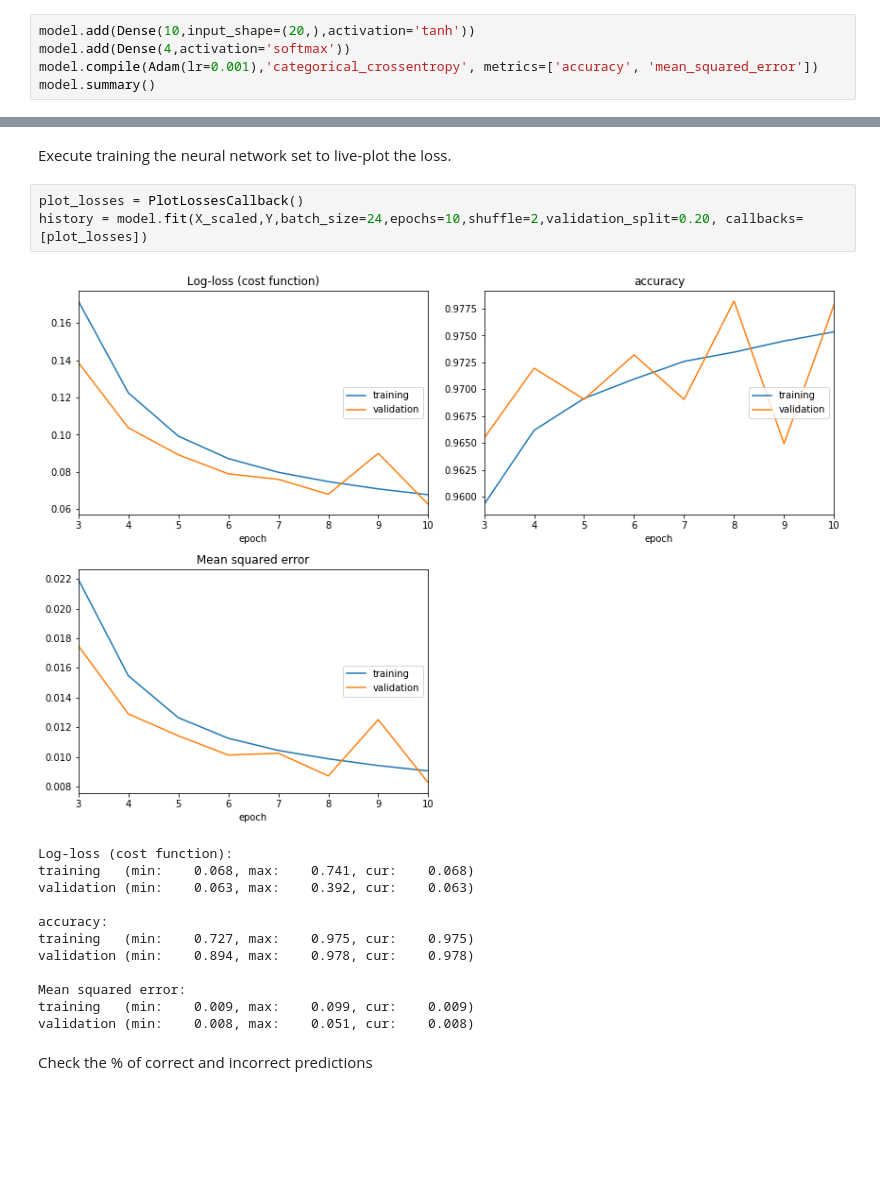
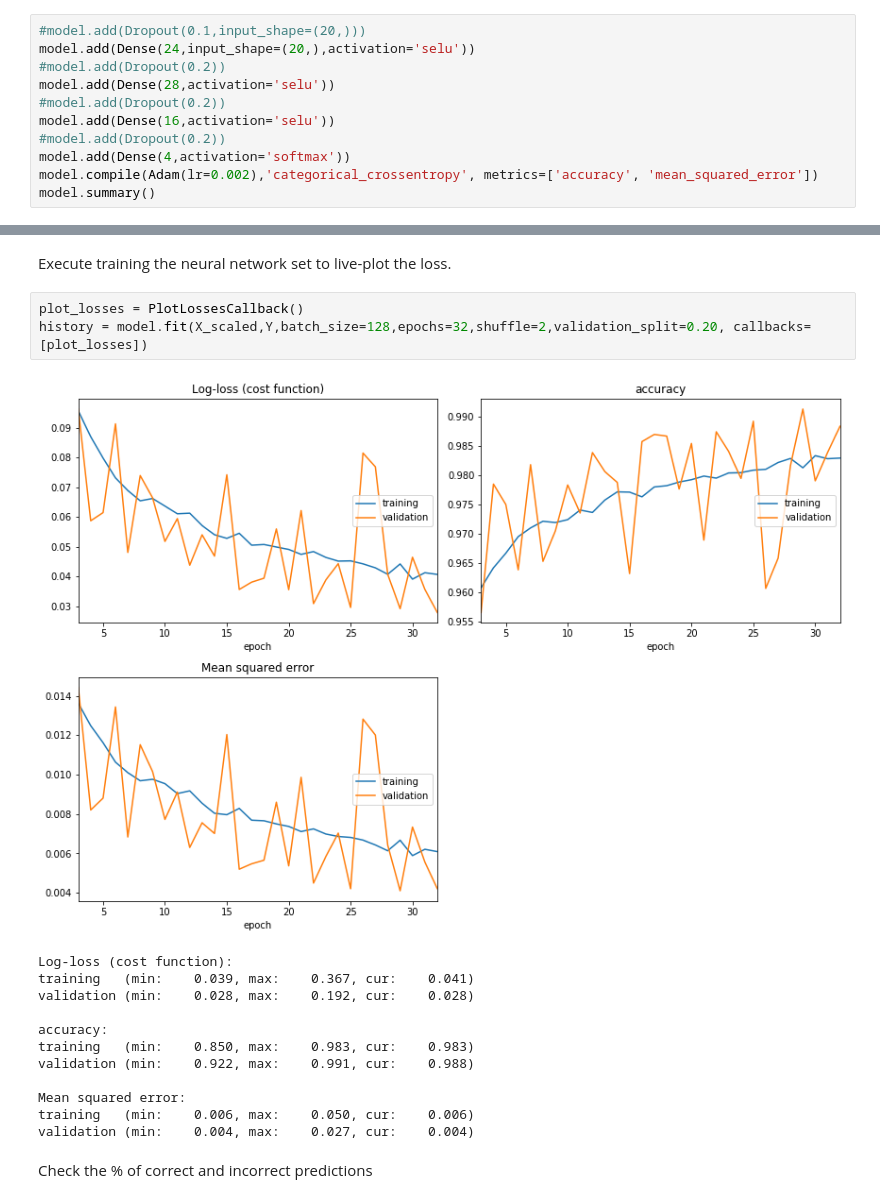
Before and after one commit to TwiggyDaniels/Hardware-Counters-Space-Reduction-for-Code-Region-Characterization, a Jupyter notebook: Neural_Network.ipynb, the cells around one changed output, grey strips where cells are left out. Drawn from its saved outputs; the diff is of its cells as text; blank space fills up the shorter version.

Commit message:
Slightly deeper architecture with SELUs. Performs better for smaller vector sizes but doesnt like dropouts.

```diff
--- a/Neural_Network.ipynb
+++ b/Neural_Network.ipynb
@@ -118,8 +118,14 @@ Add one hidden layer
 And one output layer
 Then compile the model
 # %%
-model.add(Dense(10,input_shape=(20,),activation='tanh'))
+#model.add(Dropout(0.1,input_shape=(20,)))
+model.add(Dense(24,input_shape=(20,),activation='selu'))
+#model.add(Dropout(0.2))
+model.add(Dense(28,activation='selu'))
+#model.add(Dropout(0.2))
+model.add(Dense(16,activation='selu'))
+#model.add(Dropout(0.2))
 model.add(Dense(4,activation='softmax'))
-model.compile(Adam(lr=0.001),'categorical_crossentropy', metrics=['accuracy', 'mean_squared_error'])
+model.compile(Adam(lr=0.002),'categorical_crossentropy', metrics=['accuracy', 'mean_squared_error'])
 model.summary()
 # %% [output]
@@ -139,20 +152,20 @@ _________________________________________________________________
 Execute training the neural network set to live-plot the loss.
 # %%
 plot_losses = PlotLossesCallback()
-history = model.fit(X_scaled,Y,batch_size=24,epochs=10,shuffle=2,validation_split=0.20, callbacks=[plot_losses])
+history = model.fit(X_scaled,Y,batch_size=128,epochs=32,shuffle=2,validation_split=0.20, callbacks=[plot_losses])
 # %% [output]
-[figure, old version]
+[figure, new version]
 Log-loss (cost function):
-training   (min:    0.068, max:    0.741, cur:    0.068)
-validation (min:    0.063, max:    0.392, cur:    0.063)
+training   (min:    0.039, max:    0.367, cur:    0.041)
+validation (min:    0.028, max:    0.192, cur:    0.028)
 
 accuracy:
-training   (min:    0.727, max:    0.975, cur:    0.975)
-validation (min:    0.894, max:    0.978, cur:    0.978)
+training   (min:    0.850, max:    0.983, cur:    0.983)
+validation (min:    0.922, max:    0.991, cur:    0.988)
 
 Mean squared error:
-training   (min:    0.009, max:    0.099, cur:    0.009)
-validation (min:    0.008, max:    0.051, cur:    0.008)
+training   (min:    0.006, max:    0.050, cur:    0.006)
+validation (min:    0.004, max:    0.027, cur:    0.004)
 # %% [markdown]
 Check the % of correct and incorrect predictions
 # %%
```
Also changed, not shown: parts of 4 cells of this notebook, 4 other files.
